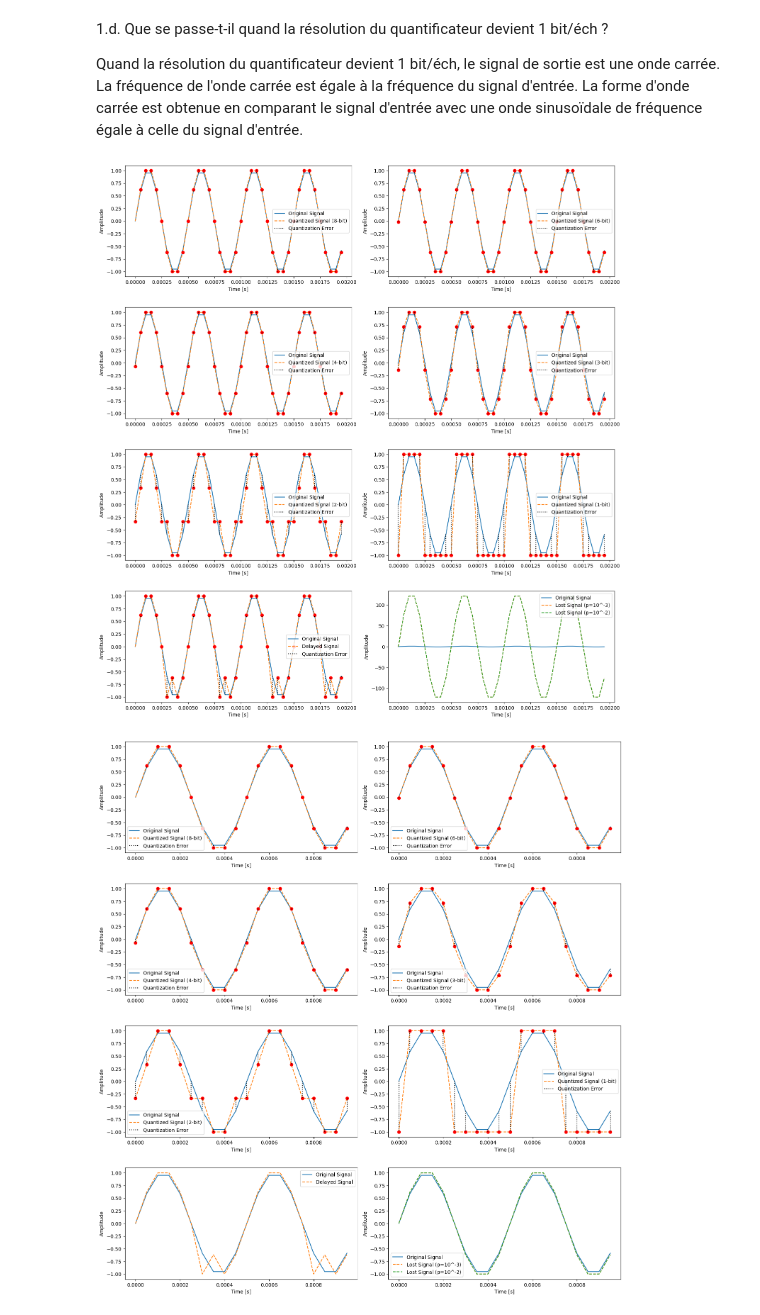
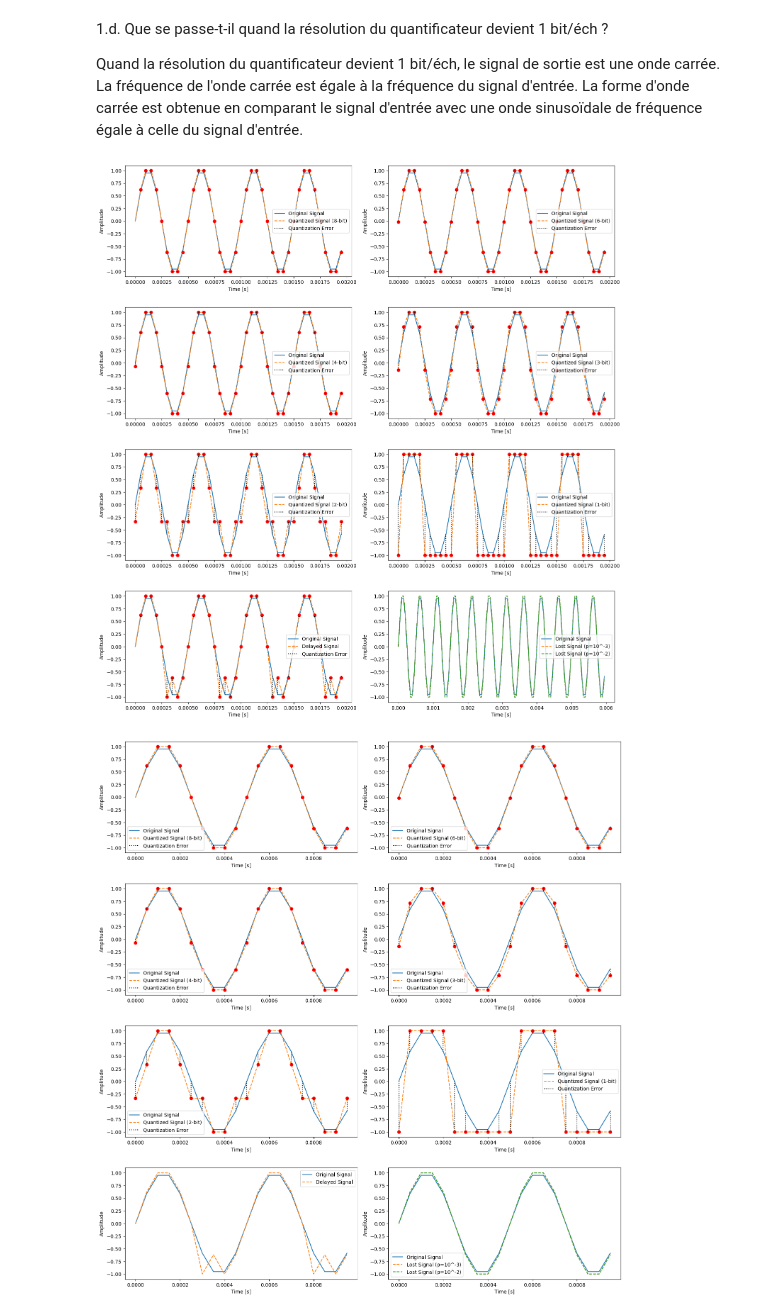
Before and after one commit to Crackvignoule/PCM_Coder, a Jupyter notebook: main.ipynb, the cells around one changed output. Cells and saved outputs as stored; diff of their text form; code cells hidden in the pictures.

Commit message:
lost signal norm

```diff
--- a/main.ipynb
+++ b/main.ipynb
@@ -56,36 +56,38 @@ lost_signal_2 = simulate_packet_loss(quantized_signal_8bit, packet_size, loss_pr
 # %%
 
 # Overlay Plots and Error Plots
 slice_length = 40
 t_slice = t[:slice_length]
 
 plt.figure(figsize=(15, 18))
 
 # Overlay plots
 plot_signal_subplot(1, t_slice, signal[:slice_length], quantized_signal_8bit[:slice_length], 'Quantized Signal (8-bit)')
 plot_signal_subplot(2, t_slice, signal[:slice_length], quantized_signal_6bit[:slice_length], 'Quantized Signal (6-bit)')
 plot_signal_subplot(3, t_slice, signal[:slice_length], quantized_signal_4bit[:slice_length], 'Quantized Signal (4-bit)')
 plot_signal_subplot(4, t_slice, signal[:slice_length], quantized_signal_3bit[:slice_length], 'Quantized Signal (3-bit)')
 plot_signal_subplot(5, t_slice, signal[:slice_length], quantized_signal_2bit[:slice_length], 'Quantized Signal (2-bit)')
 plot_signal_subplot(6, t_slice, signal[:slice_length], quantized_signal_1bit[:slice_length], 'Quantized Signal (1-bit)')
 
 # Delayed signal
 plot_signal_subplot(7, t_slice, signal[:slice_length], delayed_signal[:slice_length], 'Delayed Signal')
 
 # Lost signal
+slice_length = 3*slice_length
+t_slice = t[:slice_length]
 plt.subplot(4, 2, 8)
 plt.plot(t_slice, signal[:slice_length], label='Original Signal')
-plt.plot(t_slice, lost_signal_1[:slice_length], label='Lost Signal (p=10^-3)', linestyle='--')
-plt.plot(t_slice, lost_signal_2[:slice_length], label='Lost Signal (p=10^-2)', linestyle='--')
+plt.plot(t_slice, lost_signal_1[:slice_length]/np.max(lost_signal_1), label='Lost Signal (p=10^-3)', linestyle='--')
+plt.plot(t_slice, lost_signal_2[:slice_length]/np.max(lost_signal_2), label='Lost Signal (p=10^-2)', linestyle='--')
 plt.xlabel('Time [s]')
 plt.ylabel('Amplitude')
 plt.legend()
 
 plt.tight_layout(h_pad=4)
 plt.subplots_adjust(bottom=0.15)
 plt.show()
 # %% [output]
-[figure, old version]
+[figure, new version]
 # %%
 # Overlay Plots and Error Plots
 slice_length = 20
```
Also changed, not shown: parts of 1 cell of this notebook.
